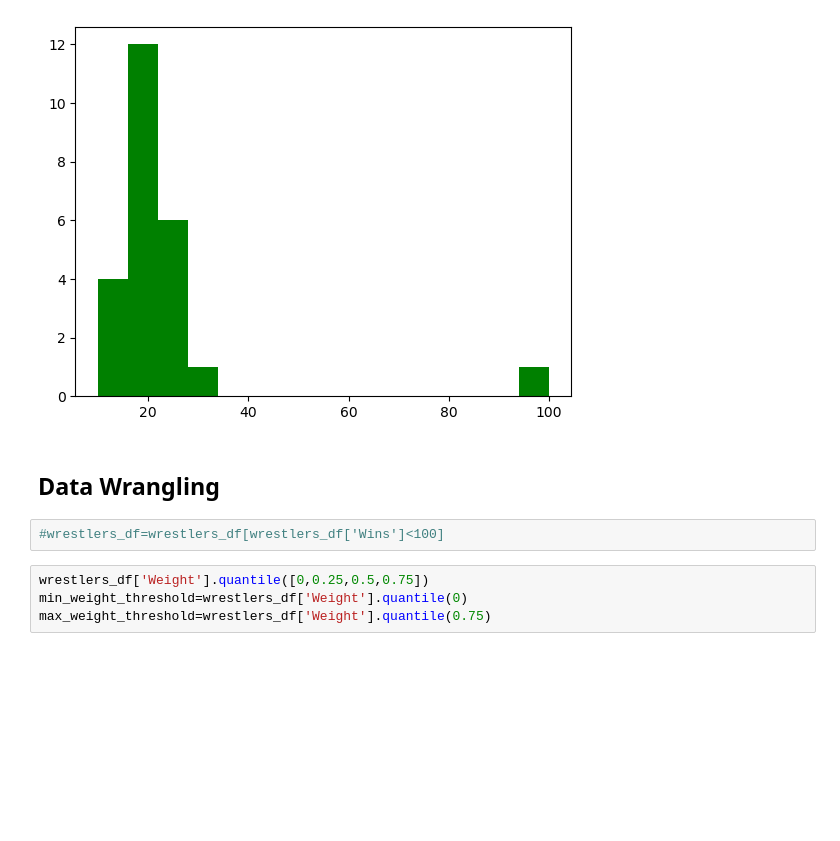
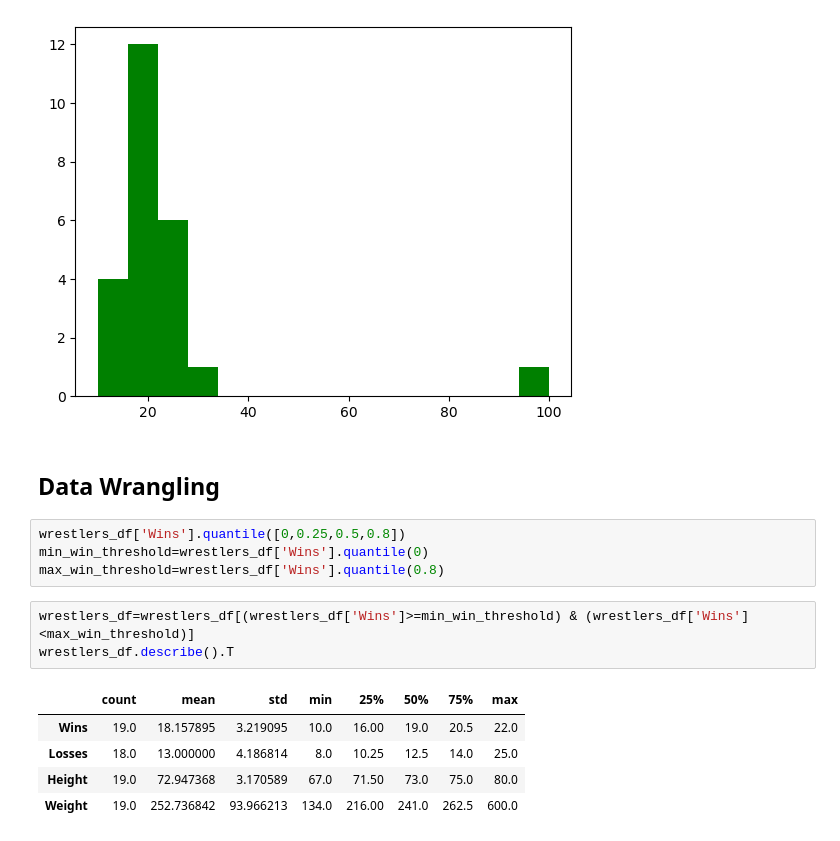
Before and after one commit to SrivathsaNadig/Analytics-Practice, a Jupyter notebook: Analytics Wrestler Data/Part2/Wrestler Dataset.ipynb, the cells around one changed output. Cells and saved outputs as stored; diff of their text form; blank space fills up the shorter version.

```diff
--- a/Analytics Wrestler Data/Part2/Wrestler Dataset.ipynb
+++ b/Analytics Wrestler Data/Part2/Wrestler Dataset.ipynb
@@ -185,9 +183,16 @@ plt.hist(wrestlers_df['Wins'],bins=15,color='green')
 # %% [markdown]
 ## Data Wrangling
 # %%
-#wrestlers_df=wrestlers_df[wrestlers_df['Wins']<100]
+wrestlers_df['Wins'].quantile([0,0.25,0.5,0.8])
+min_win_threshold=wrestlers_df['Wins'].quantile(0)
+max_win_threshold=wrestlers_df['Wins'].quantile(0.8)
 # %%
-wrestlers_df['Weight'].quantile([0,0.25,0.5,0.75])
-min_weight_threshold=wrestlers_df['Weight'].quantile(0)
-max_weight_threshold=wrestlers_df['Weight'].quantile(0.75)
+wrestlers_df=wrestlers_df[(wrestlers_df['Wins']>=min_win_threshold) & (wrestlers_df['Wins']<max_win_threshold)]
+wrestlers_df.describe().T
+# %% [output]
+|  | count | mean | std | min | 25% | 50% | 75% | max |
+| Wins | 19.0 | 18.157895 | 3.219095 | 10.0 | 16.00 | 19.0 | 20.5 | 22.0 |
+| Losses | 18.0 | 13.000000 | 4.186814 | 8.0 | 10.25 | 12.5 | 14.0 | 25.0 |
+| Height | 19.0 | 72.947368 | 3.170589 | 67.0 | 71.50 | 73.0 | 75.0 | 80.0 |
+| Weight | 19.0 | 252.736842 | 93.966213 | 134.0 | 216.00 | 241.0 | 262.5 | 600.0 |
 # %%
```
Also changed, not shown: parts of 7 cells of this notebook.
